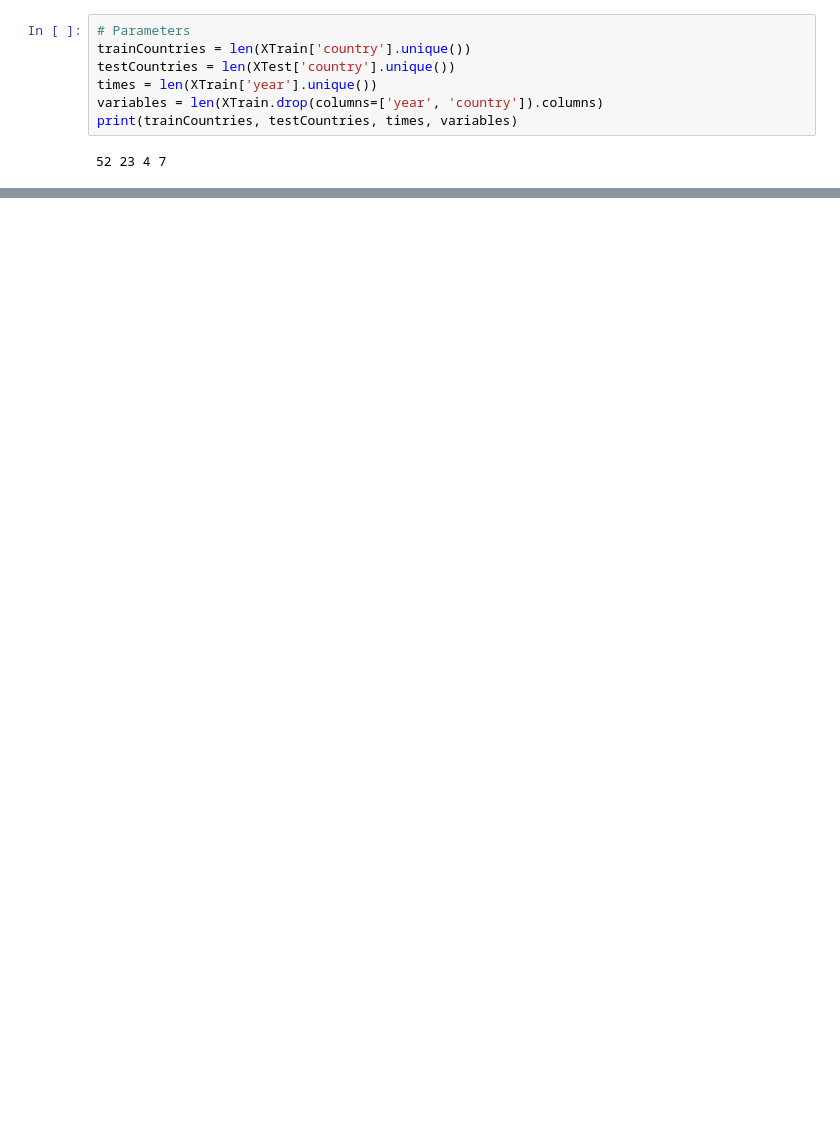
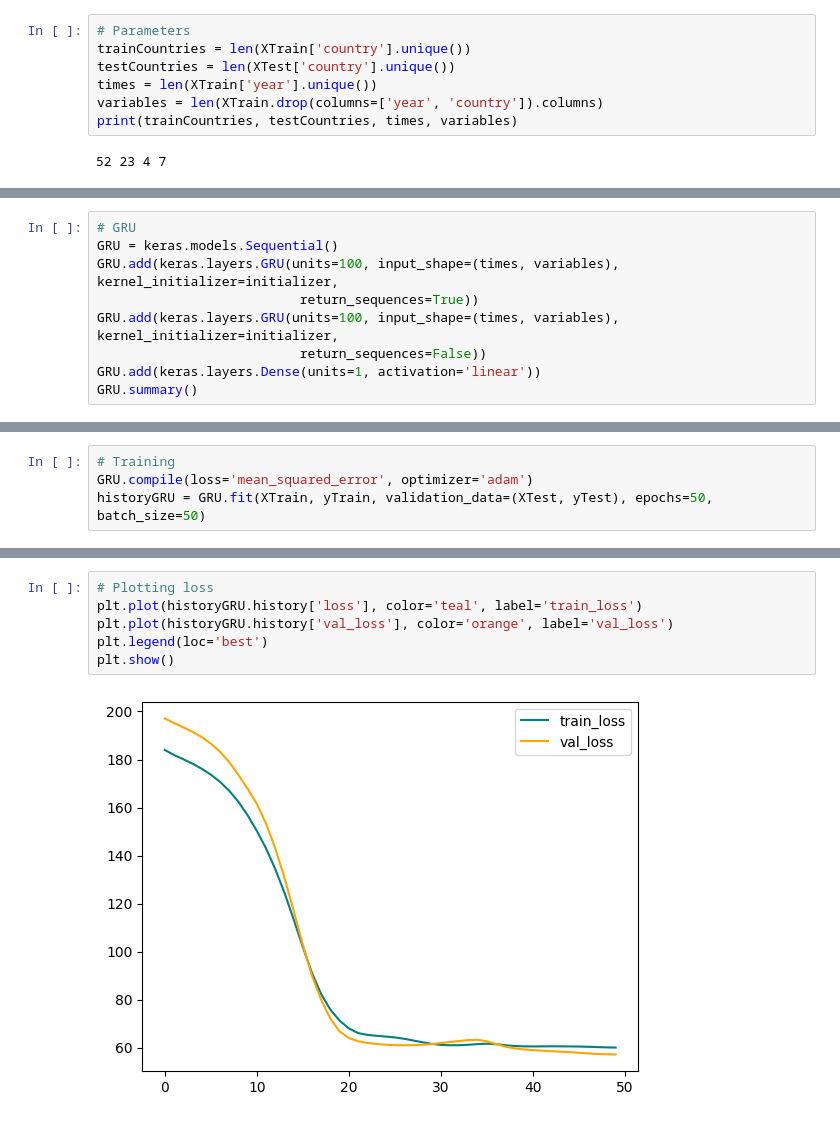
Before and after one commit to j220493/panelDataModelling, a Jupyter notebook: 3. Modeling.ipynb, the cells around one changed output, grey strips where cells are left out. Cells and saved outputs as stored; diff of their text form; blank space fills up the shorter version.

```diff
--- a/3. Modeling.ipynb
+++ b/3. Modeling.ipynb
@@ -116,0 +131,9 @@ plt.show()
+# %%
+# GRU
+GRU = keras.models.Sequential()
+GRU.add(keras.layers.GRU(units=100, input_shape=(times, variables), kernel_initializer=initializer,
+                          return_sequences=True))
+GRU.add(keras.layers.GRU(units=100, input_shape=(times, variables), kernel_initializer=initializer,
+                          return_sequences=False))
+GRU.add(keras.layers.Dense(units=1, activation='linear'))
+GRU.summary()
@@ -116,0 +156,4 @@ plt.show()
+# %%
+# Training
+GRU.compile(loss='mean_squared_error', optimizer='adam')
+historyGRU = GRU.fit(XTrain, yTrain, validation_data=(XTest, yTest), epochs=50, batch_size=50)
@@ -116,0 +178,8 @@ plt.show()
+# %%
+# Plotting loss
+plt.plot(historyGRU.history['loss'], color='teal', label='train_loss')
+plt.plot(historyGRU.history['val_loss'], color='orange', label='val_loss')
+plt.legend(loc='best')
+plt.show()
+# %% [output]
+[figure, added]
```
Also changed, not shown: parts of 26 cells of this notebook.
